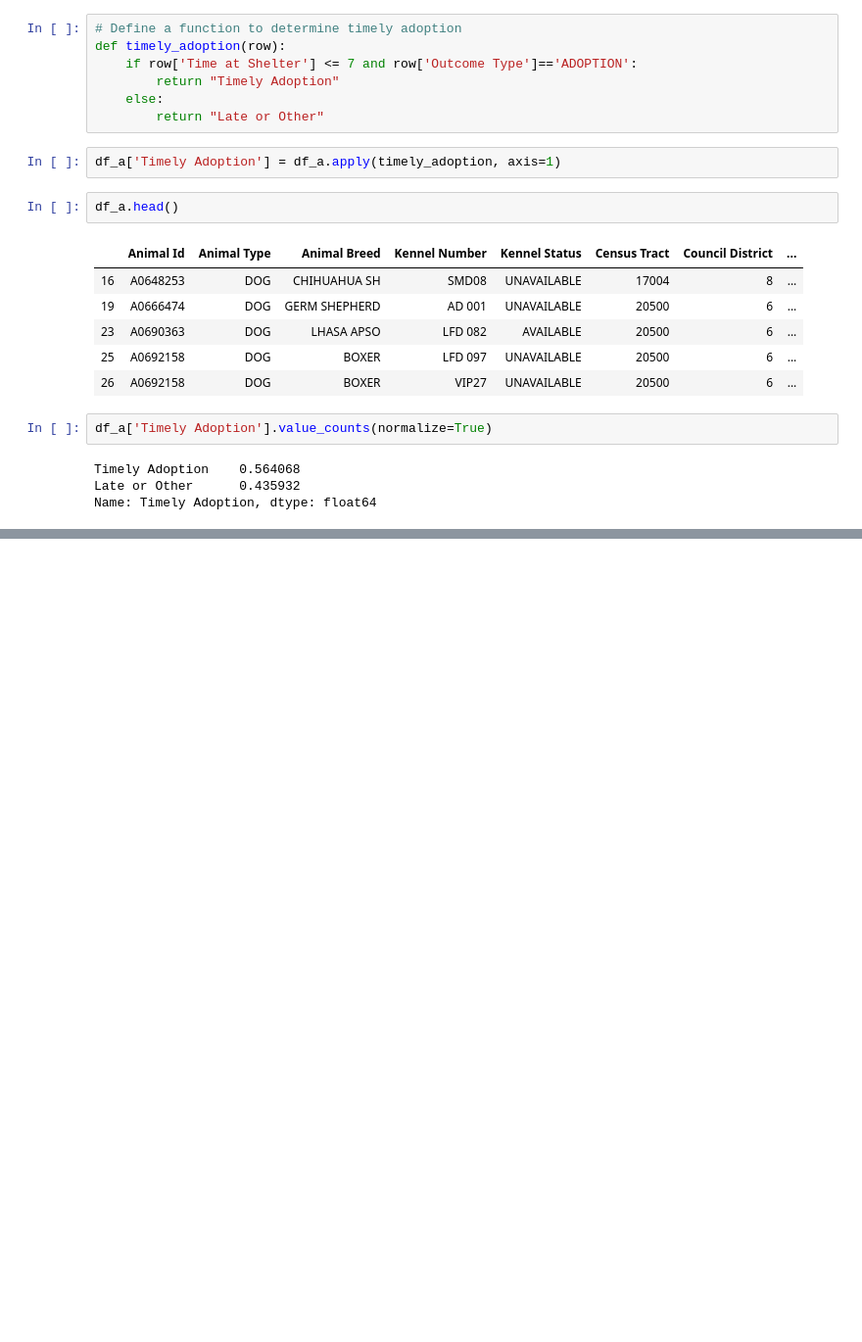
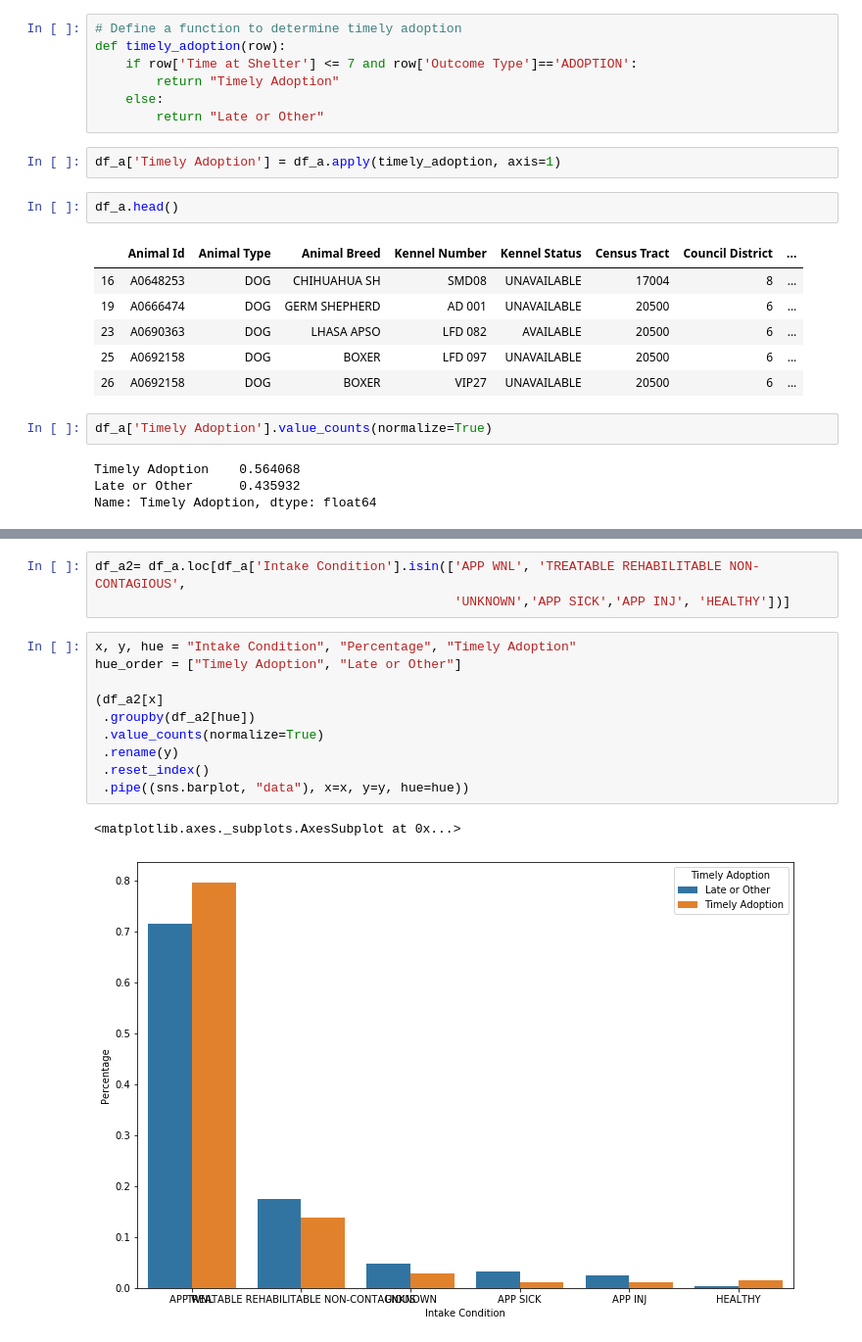
Before and after one commit to jfleury12/animal_shelter_EDA, a Jupyter notebook: notebooks/animal_shelter_eda_fleury.ipynb, the cells around one changed output, grey strips where cells are left out. Shown: that part at 98% size. Cells and saved outputs as stored; diff of their text form; blank space fills up the shorter version.

```diff
--- a/notebooks/animal_shelter_eda_fleury.ipynb
+++ b/notebooks/animal_shelter_eda_fleury.ipynb
@@ -694,0 +699,16 @@ sns.countplot(x = "Animal Type", hue='Timely Adoption', data=df_a)
+# %%
+df_a2= df_a.loc[df_a['Intake Condition'].isin(['APP WNL', 'TREATABLE REHABILITABLE NON-CONTAGIOUS',
+                                               'UNKNOWN','APP SICK','APP INJ', 'HEALTHY'])]
+# %%
+x, y, hue = "Intake Condition", "Percentage", "Timely Adoption"
+hue_order = ["Timely Adoption", "Late or Other"]
+
+(df_a2[x]
+ .groupby(df_a2[hue])
+ .value_counts(normalize=True)
+ .rename(y)
+ .reset_index()
+ .pipe((sns.barplot, "data"), x=x, y=y, hue=hue))
+# %% [output]
+<matplotlib.axes._subplots.AxesSubplot at 0x...>
+[figure, added]
```
Also changed, not shown: parts of 12 cells of this notebook.
